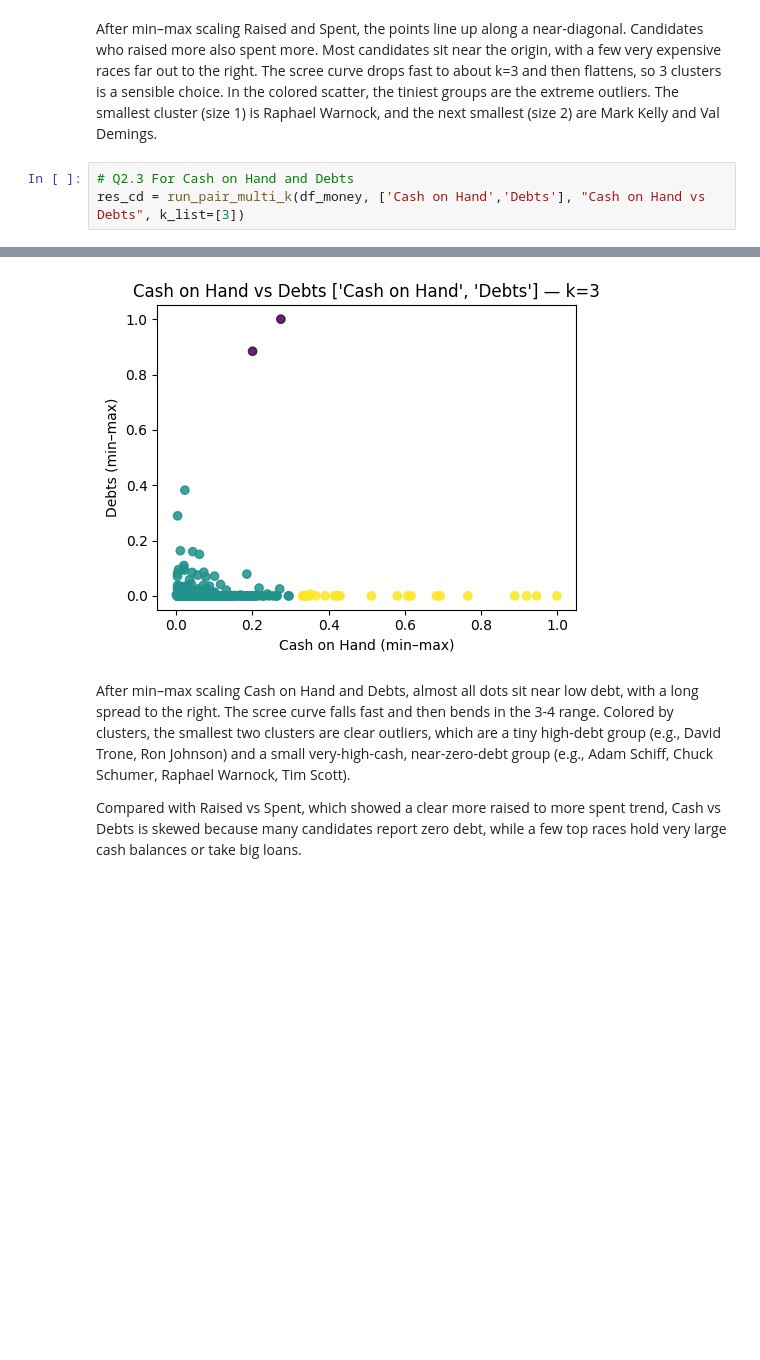
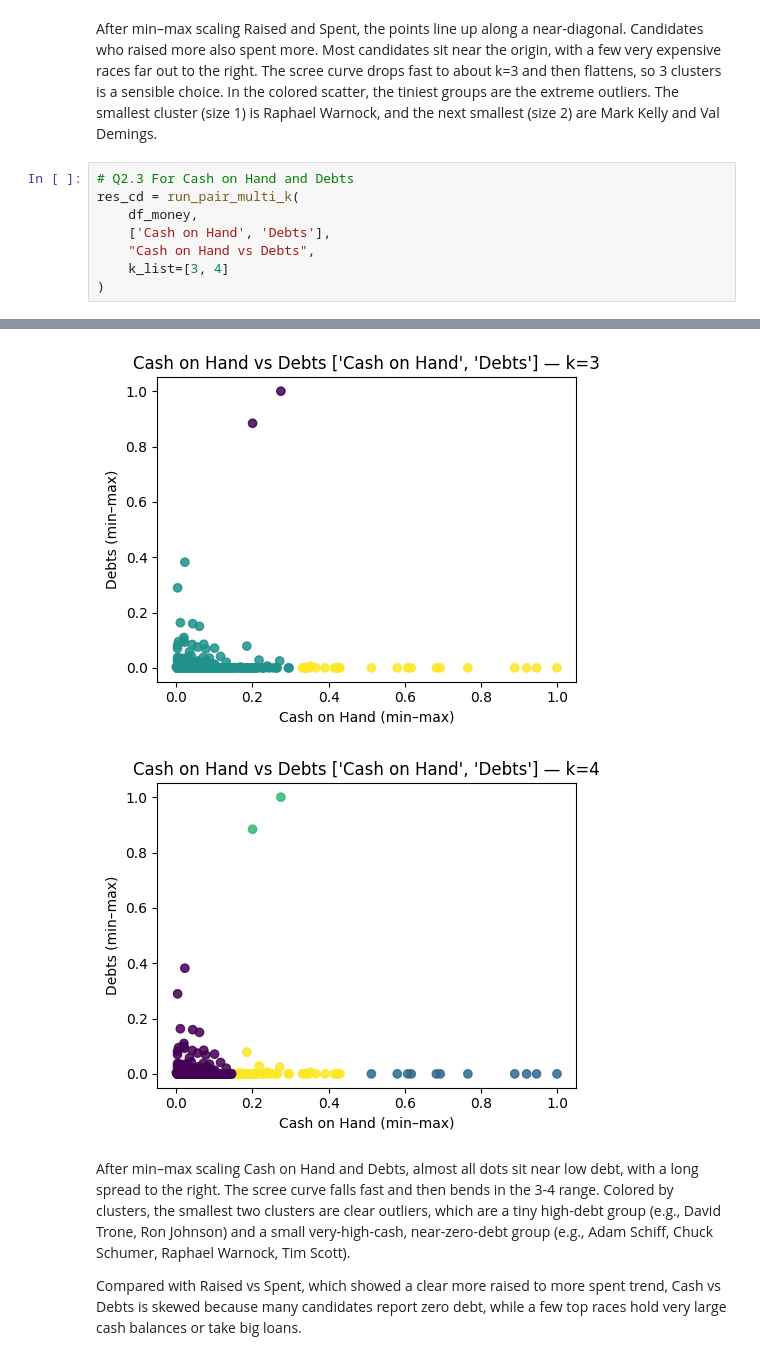
Before and after one commit to JingzhiYang04/clustering_assignment, a Jupyter notebook: assignment_clustering.ipynb, the cells around one changed output, grey strips where cells are left out. Cells and saved outputs as stored; diff of their text form; blank space fills up the shorter version.

```diff
--- a/assignment_clustering.ipynb
+++ b/assignment_clustering.ipynb
@@ -278,10 +278,16 @@ res_rs = run_pair_multi_k(df_money, ['Raised','Spent'], "Raised vs Spent", k_lis
 After min–max scaling Raised and Spent, the points line up along a near-diagonal. Candidates who raised more also spent more. Most candidates sit near the origin, with a few very expensive races far out to the right. The scree curve drops fast to about k=3 and then flattens, so 3 clusters is a sensible choice. In the colored scatter, the tiniest groups are the extreme outliers. The smallest cluster (size 1) is Raphael Warnock, and the next smallest (size 2) are Mark Kelly and Val Demings.
 # %%
 # Q2.3 For Cash on Hand and Debts
-res_cd = run_pair_multi_k(df_money, ['Cash on Hand','Debts'], "Cash on Hand vs Debts", k_list=[3])
+res_cd = run_pair_multi_k(
+    df_money,
+    ['Cash on Hand', 'Debts'],
+    "Cash on Hand vs Debts",
+    k_list=[3, 4]
+)
 # %% [output]
 [figure]
 [figure]
+[figure, added]
 # %% [markdown]
 After min–max scaling Cash on Hand and Debts, almost all dots sit near low debt, with a long spread to the right. The scree curve falls fast and then bends in the 3-4 range. Colored by clusters, the smallest two clusters are clear outliers, which are a tiny high-debt group (e.g., David Trone, Ron Johnson) and a small very-high-cash, near-zero-debt group (e.g., Adam Schiff, Chuck Schumer, Raphael Warnock, Tim Scott).
 
```
